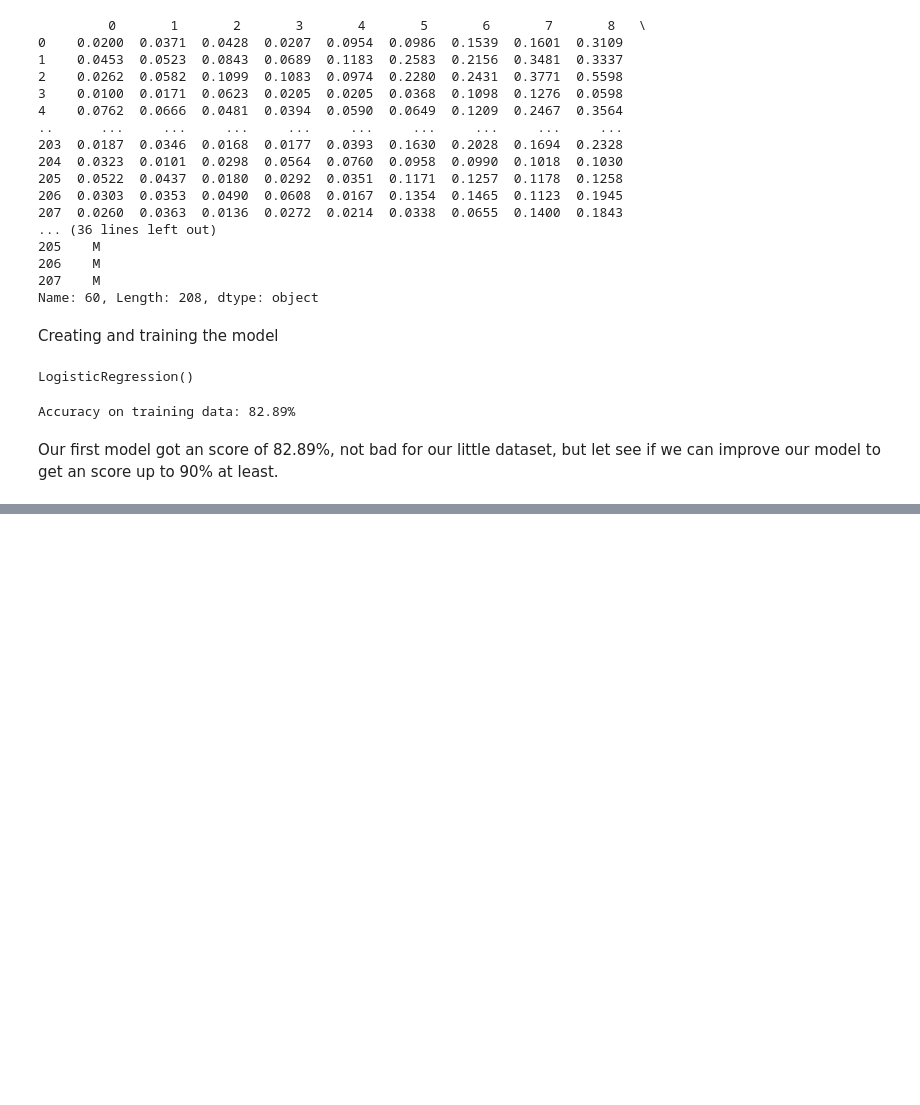
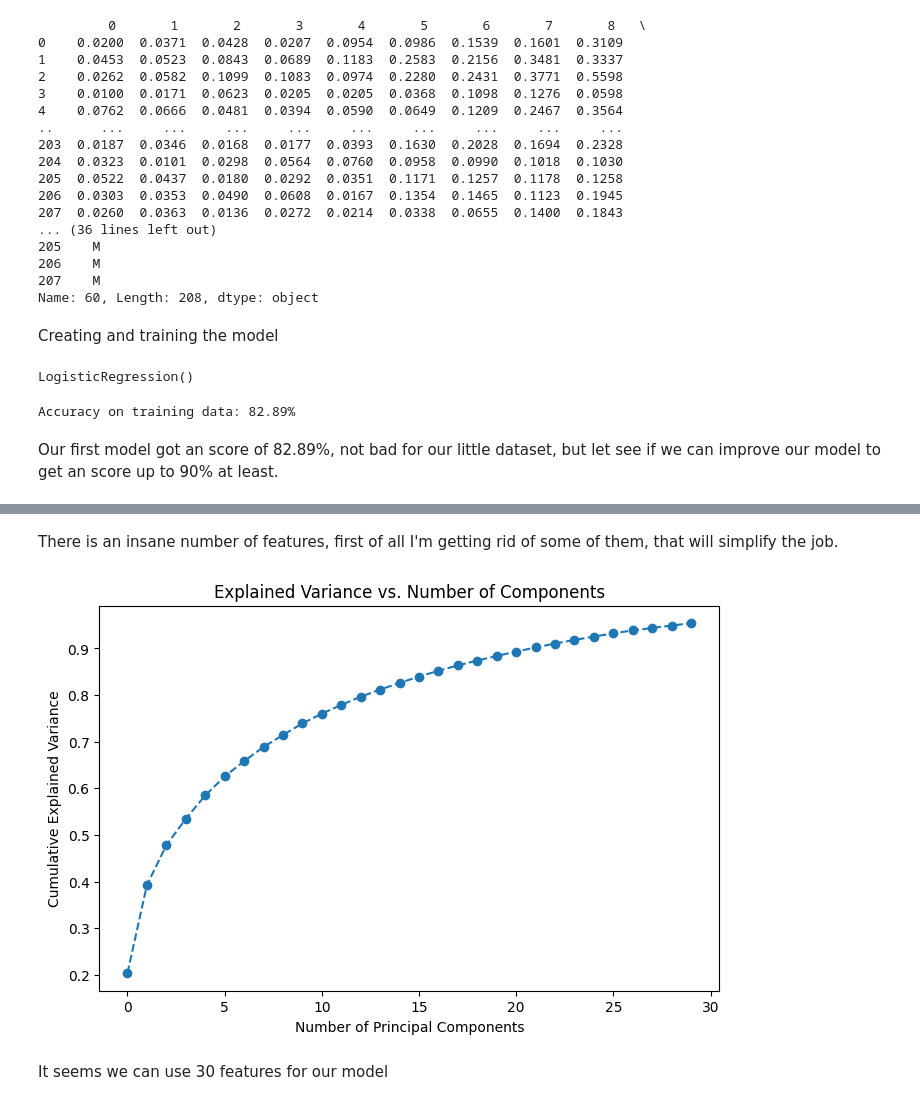
Before and after one commit to LaloDN/Submarine-sonar-prediction, a Jupyter notebook: Submarine_sonar_prediction.ipynb, the cells around one changed output, grey strips where cells are left out. Cells and saved outputs as stored; diff of their text form; code cells hidden in the pictures; blank space fills up the shorter version.

```diff
--- a/Submarine_sonar_prediction.ipynb
+++ b/Submarine_sonar_prediction.ipynb
@@ -149,0 +173,24 @@ Our first model got an score of 82.89%, not bad for our little dataset, but let
+# %% [markdown]
+There is an insane number of features, first of all I'm getting rid of some of them, that will simplify the job.
+# %%
+from sklearn.decomposition import PCA
+from sklearn.preprocessing import StandardScaler
+scaler = StandardScaler()
+X_scaled = scaler.fit_transform(X) #Remember that we defined X before, we have all the numeric features here
+pca = PCA(n_components=30)
+X_pca = pca.fit_transform(X_scaled)
+
+# Explained variance ratio
+explained_variance = pca.explained_variance_ratio_
+
+# Plot cumulative explained variance
+plt.figure(figsize=(8, 5))
+plt.plot(np.cumsum(explained_variance), marker='o', linestyle='--')
+plt.xlabel("Number of Principal Components")
+plt.ylabel("Cumulative Explained Variance")
+plt.title("Explained Variance vs. Number of Components")
+plt.show()
+# %% [output]
+[figure, added]
+# %% [markdown]
+It seems we can use 30 features for our model
```
Also changed, not shown: parts of 6 cells of this notebook.
